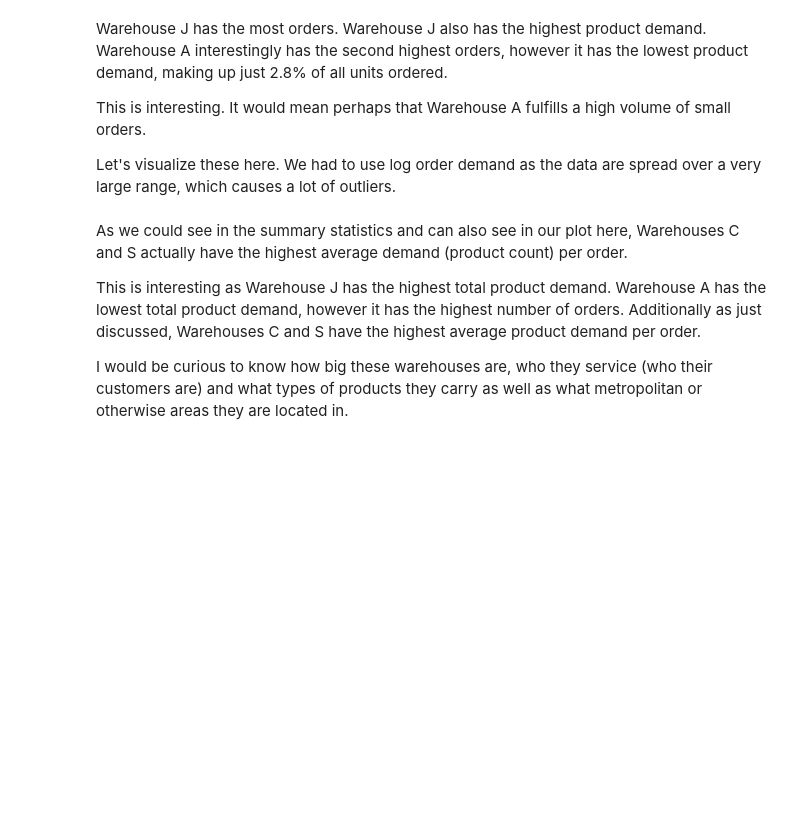
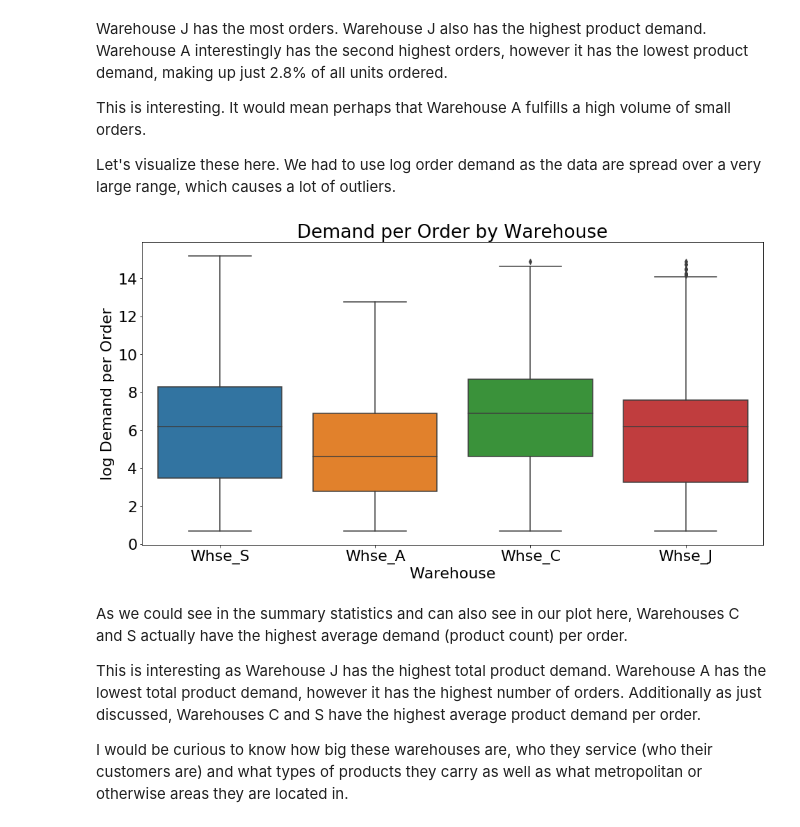
Before and after one commit to JessicaFB/Product-Demand-Forecasting, a Jupyter notebook: Product-Demand-Forecasting.ipynb, the cells around one changed output. Saved outputs shown, nothing was run; the diff lists cells and outputs as text; code cells hidden in the pictures; blank space fills up the shorter version.

```diff
--- a/Product-Demand-Forecasting.ipynb
+++ b/Product-Demand-Forecasting.ipynb
@@ -370,9 +414,14 @@ Let's visualize these here. We had to use log order demand as the data are sprea
 # %%
 # Set figure size
 plt.figure(figsize=(16,8))
 # Box plot
 sns.boxplot(ts_df['Warehouse'], np.log1p(ts_df['Order_Demand']))
+# Title & labels
+plt.title('Demand per Order by Warehouse')
+plt.ylabel('log Demand per Order')
 plt.show()
+# %% [output]
+[figure, added]
 # %% [markdown]
 As we could see in the summary statistics and can also see in our plot here, Warehouses C and S actually have the highest average demand (product count) per order.
 
```
Also changed, not shown: parts of 27 cells of this notebook.
